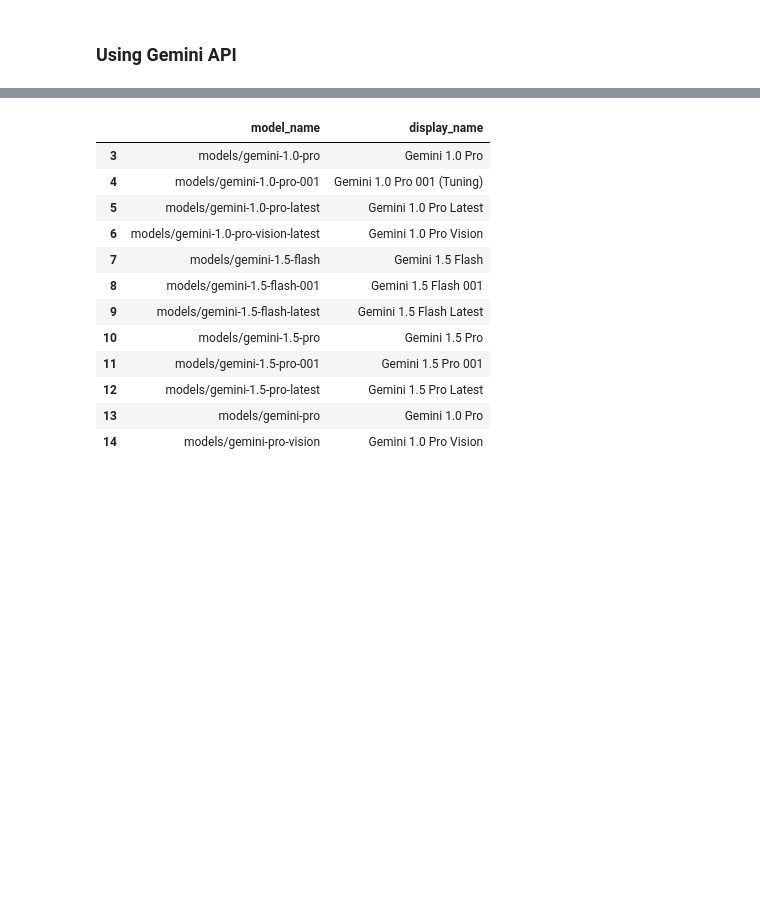
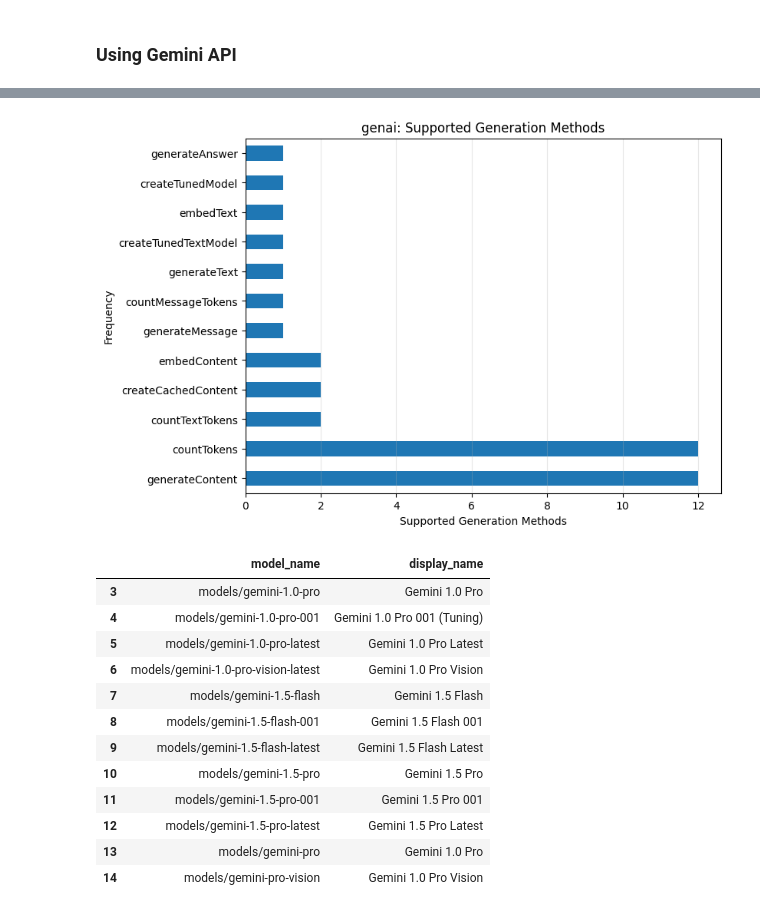
Before and after one commit to anishchapagain/OpenLLM, a Jupyter notebook: Langchain_gemini.ipynb, the cells around one changed output, grey strips where cells are left out. Cells and saved outputs as stored; diff of their text form; code cells hidden in the pictures; blank space fills up the shorter version.

```diff
--- a/Langchain_gemini.ipynb
+++ b/Langchain_gemini.ipynb
@@ -40,0 +45,17 @@ models = [model for model in genai.list_models()]
+# %%
+# Explore 'genai', listing out some methods with it's description
+# dir(genai)
+
+genai_methods = []
+genai_descriptions = []
+
+for method_name in dir(genai):
+    if callable(getattr(genai, method_name)): # having doc
+        genai_methods.append(method_name)
+        method = getattr(genai, method_name)
+        genai_descriptions.append(method.__doc__)
+
+
+df_genai = pd.DataFrame({'Method': genai_methods, 'Description': genai_descriptions})
+
+df_genai
@@ -66,0 +121,4 @@ df
+# %%
+supported_methods = [method for methods in df['supported_generation_methods'] for method in methods]
+count_of_methods = pd.Series(supported_methods).value_counts()
+count_of_methods
@@ -67 +139,14 @@ df
+# %%
+# Plotting pie chart
+import matplotlib.pyplot as plt
+
+plt.figure(figsize=(8, 6))
+count_of_methods.plot(kind='barh')
+plt.title('genai: Supported Generation Methods')
+
+plt.xlabel('Supported Generation Methods')
+plt.ylabel('Frequency')
+plt.grid(axis='x', alpha=0.3)  # Adding faint grid lines
+# %% [output]
+[figure, added]
 # %%
```
Also changed, not shown: parts of 28 cells of this notebook.
